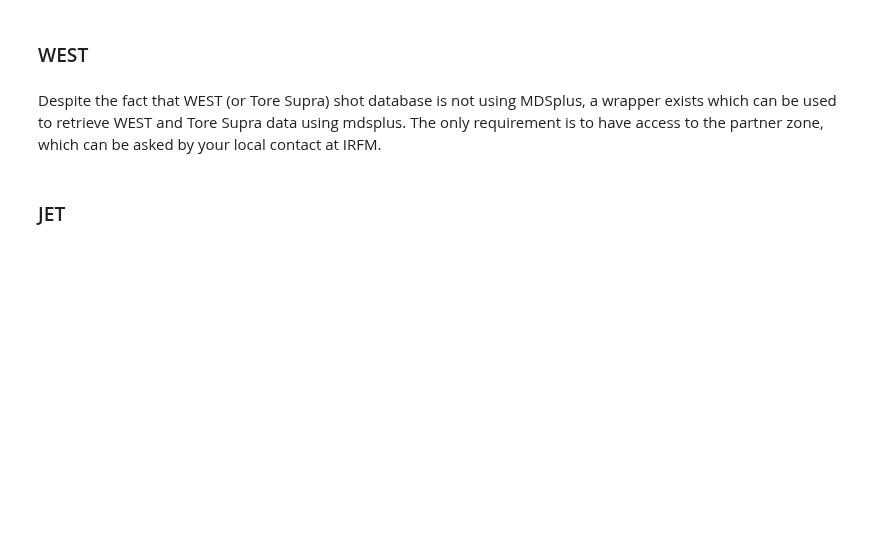
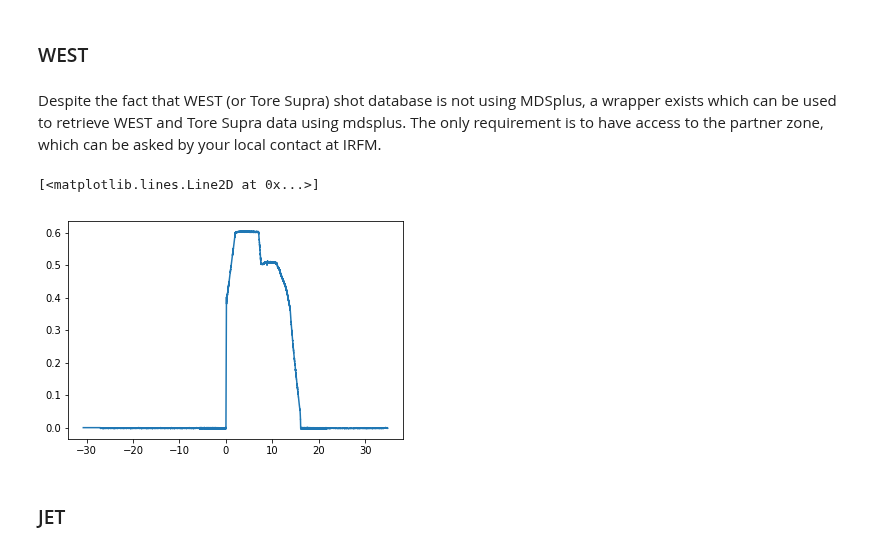
Before and after one commit to jhillairet/Python_Course_For_Fusion, a Jupyter notebook: Courses/Part5_Fusion-Data.ipynb, the cells around one changed output. Drawn from its saved outputs; the diff is of its cells as text; code cells hidden in the pictures; blank space fills up the shorter version.

Commit message:
updated the MDSplus sections

```diff
--- a/Courses/Part5_Fusion-Data.ipynb
+++ b/Courses/Part5_Fusion-Data.ipynb
@@ -67,6 +67,19 @@ ModuleNotFoundError: No module named 'mdsdata'
 ### WEST
 # %% [markdown]
 Despite the fact that WEST (or Tore Supra) shot database is not using MDSplus, a wrapper exists which can be used to retrieve WEST and Tore Supra data using mdsplus. The only requirement is to have access to the partner zone, which can be asked by your local contact at IRFM.
+# %%
+conx = mds.Connection('mdsplus.partenaires.cea.fr:8000')
+# %%
+# wrapper which converts MDSplus TDI expression into WEST database requests.
+# This is possible using the '_sig=gettsbase(shot_nb, signame)' TDI expression.
+y = conx.get('_sig=gettsbase(34567,"SIPMES")')
+# the time base is obtained using 'dim_of(_sig)'
+t = conx.get('dim_of(_sig)')
+
+plot(t,y)
+# %% [output]
+[<matplotlib.lines.Line2D at 0x...>]
+[figure, added]
 # %% [markdown]
 ### JET
 # %% [markdown]
```
Also changed, not shown: parts of 8 cells of this notebook, 1 other file.
